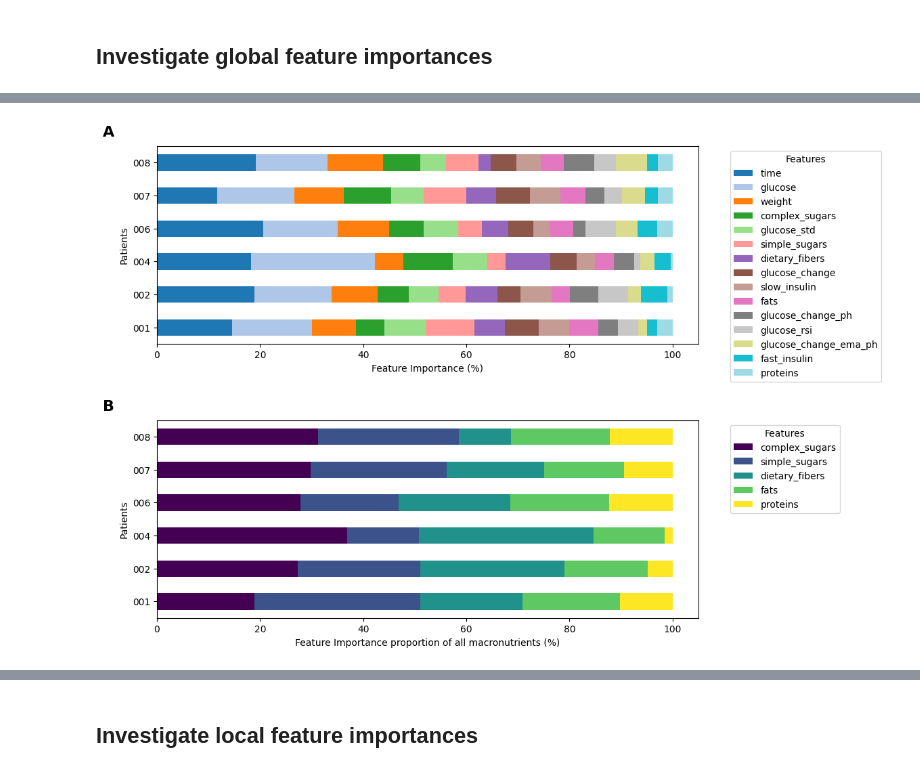
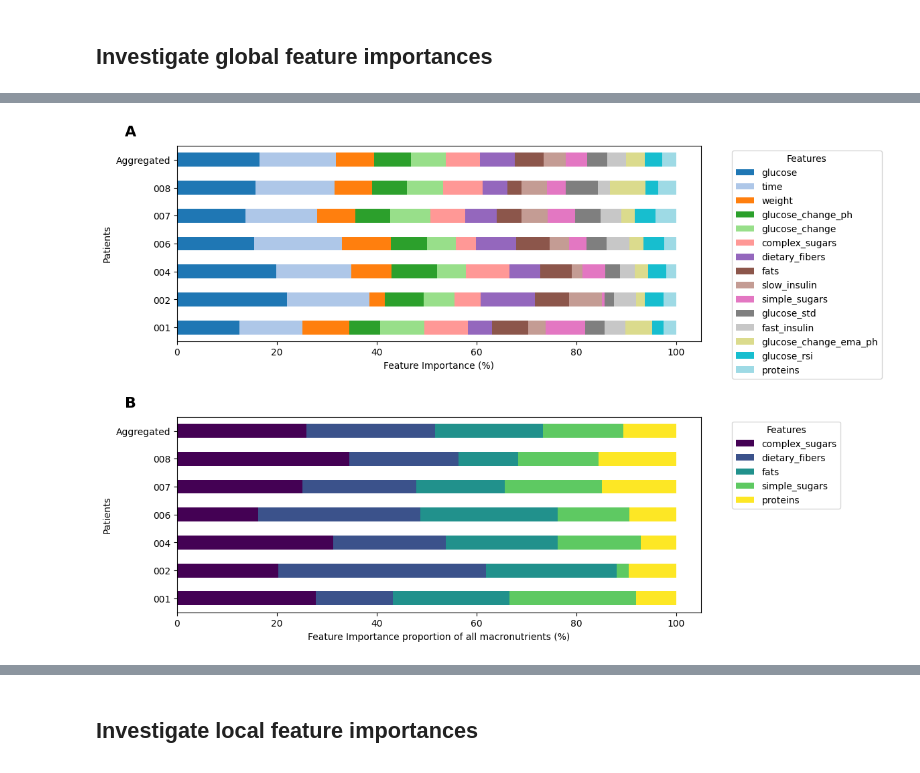
Before and after one commit to Prgrmmrjns/Glucovision, a Jupyter notebook: plotting.ipynb, the cells around one changed output, grey strips where cells are left out. Cells and saved outputs as stored; diff of their text form; code cells hidden in the pictures.

```diff
--- a/plotting.ipynb
+++ b/plotting.ipynb
@@ -230,7 +266,10 @@ plot_feature_importances(model)
 # %%
-prediction_horizon = 12
+prediction_horizon = 6
+model_path = f"models/gpt4o/{prediction_horizon}/lightgbm_model_{patient}.joblib"
+model = joblib.load(model_path)
 importances_df = pd.DataFrame(index=model.feature_name_)
 
+patients = ['001', '002', '004', '006', '007', '008']
 for patient in patients:
     model_path = f"models/gpt4o/{prediction_horizon}/lightgbm_model_{patient}.joblib"
     model = joblib.load(model_path)
@@ -238,40 +277,40 @@ for patient in patients:
 
 # Normalize importances
 importances_df = importances_df.div(importances_df.sum(axis=0), axis=1) * 100
-importances_df['Total'] = importances_df.sum(axis=1)
-importances_df = importances_df.sort_values(by='Total', ascending=False).drop(columns=['Total'])
+importances_df['Aggregated'] = importances_df.mean(axis=1)
+importances_df = importances_df.sort_values(by='Aggregated', ascending=False)
 
 # Prepare data for the second plot
 combined_importances = pd.DataFrame()
 features_of_interest = ['dietary_fibers', 'simple_sugars', 'fats', 'complex_sugars', 'proteins']
 
 for feature in features_of_interest:
     combined_importances[feature] = importances_df.loc[feature]
 
 combined_importances = combined_importances.transpose()
-combined_importances['Total'] = combined_importances.sum(axis=1)
-combined_importances = combined_importances.sort_values(by='Total', ascending=False).drop(columns=['Total'])
+combined_importances['Aggregated'] = combined_importances.sum(axis=1)
+combined_importances = combined_importances.sort_values(by='Aggregated', ascending=False)
 
 normalized_importances = combined_importances.div(combined_importances.sum(axis=0), axis=1) * 100
 
 # Plotting
 fig, axes = plt.subplots(nrows=2, ncols=1, figsize=(12, 8))
 
 # First plot
 importances_df.T.plot(kind='barh', stacked=True, colormap='tab20', ax=axes[0])
 axes[0].set_xlabel('Feature Importance (%)')
 axes[0].set_ylabel('Patients')
 axes[0].legend(title='Features', bbox_to_anchor=(1.05, 1), loc='upper left')
 axes[0].text(-0.1, 1.05, 'A', transform=axes[0].transAxes, fontsize=16, fontweight='bold')
 
 # Second plot
 normalized_importances.T.plot(kind='barh', stacked=True, colormap='viridis', ax=axes[1])
 axes[1].set_xlabel('Feature Importance proportion of all macronutrients (%)')
 axes[1].set_ylabel('Patients')
 axes[1].legend(title='Features', bbox_to_anchor=(1.05, 1), loc='upper left')
 axes[1].text(-0.1, 1.05, 'B', transform=axes[1].transAxes, fontsize=16, fontweight='bold')
 
 plt.tight_layout()
 plt.show()
 # %% [output]
-[figure, old version]
+[figure, new version]
```
Also changed, not shown: parts of 28 cells of this notebook, 27 other files.
